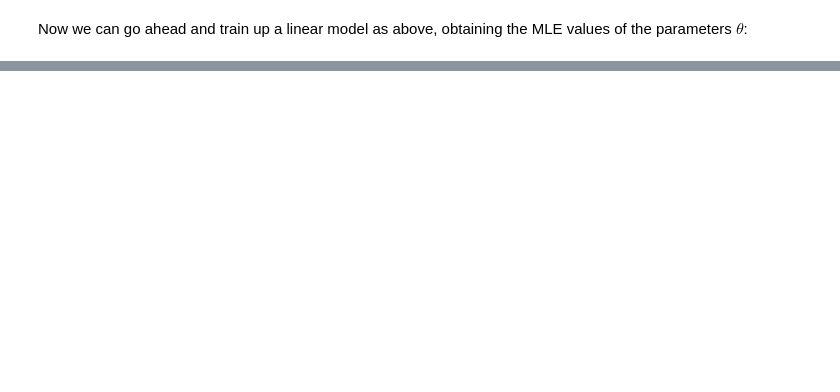
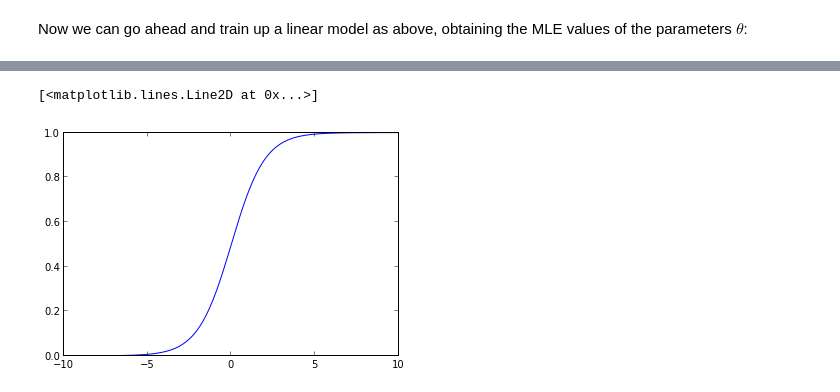
Before and after one commit to dmgoldschmidt/code, a Jupyter notebook: Course_Notes_scratch.ipynb, the cells around one changed output, grey strips where cells are left out. Saved outputs shown, nothing was run; the diff lists cells and outputs as text; code cells hidden in the pictures; blank space fills up the shorter version.

```diff
--- a/Course_Notes_scratch.ipynb
+++ b/Course_Notes_scratch.ipynb
@@ -464,11 +469,14 @@ data.close()
 # %% [markdown]
 Now we can go ahead and train up a linear model as above, obtaining the MLE values of the parameters $\theta$:
 # %%
+# solve normal equations for theta_hat
+
 X = matrix(np.genfromtxt("simulated_data.train",delimiter=','))
 A0 = X.transpose().dot(X)
 A = A0[0:5,0:5]
 B = A0[0:5,5]
-theta_hat = A.getI().dot(B)
+theta_np = A.getI().dot(B)
+theta_hat = [theta_np[j,0] for j in range(0,5)]
 print "theta_hat:\n",theta_hat
 # %% [output]
 theta_hat:
@@ -513,0 +518,24 @@ is one bit.  Let's generate a test set and score it twice:  once with the $\hat{
+# %%
+# generate and score test data
+
+def p(y,x,theta): # compute normal density
+#    print "y: ",y,"x: ",x," theta: ",theta
+    y0 = 0
+    for j in range(0,len(x)):
+        y0 += x[j]*theta[j]
+#        print x[j]," * ",theta[j],": ", x[j]*theta[j], "cum. sum: ",y0
+    eps = y-y0
+    ret = exp(-.5*(eps*eps))/sqrt(2*pi)
+#    print "y0: ",y0, "eps: ",eps," p: ",ret
+    return ret
+linear_sim("simulated_data.test",theta,4321,1000) # generate test set
+X = matrix(np.genfromtxt("simulated_data.test",delimiter=','))
+score = score_hat = 0
+npts = len(X)
+for i in range(0,len(X)):
+    x = [X[i,j] for j in range(0,5)]
+    score -= log(p(X[i,5],x,theta))
+    score_hat -= log(p(X[i,5],x,theta_hat))
+score /= npts
+score_hat /= npts
+print "true model score: ",score,"nats. trained model score: ",score_hat,"nats. delta: ",score - score_hat
@@ -525,0 +573,7 @@ So $p$ is already a probability distribution on $y$, which is why I called it $p
+# %%
+def f(x):
+    return 1/(1+exp(-x))
+plot([x for x in arange(-10,10,.1)],[f(x) for x in arange(-10,10,.1)])
+# %% [output]
+[<matplotlib.lines.Line2D at 0x...>]
+[figure, added]
```
Also changed, not shown: parts of 16 cells of this notebook.
